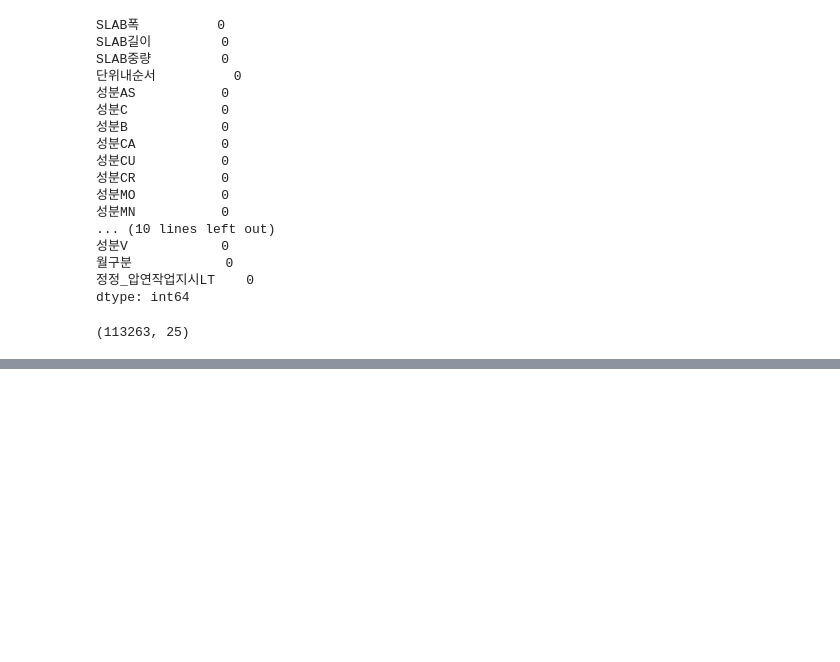
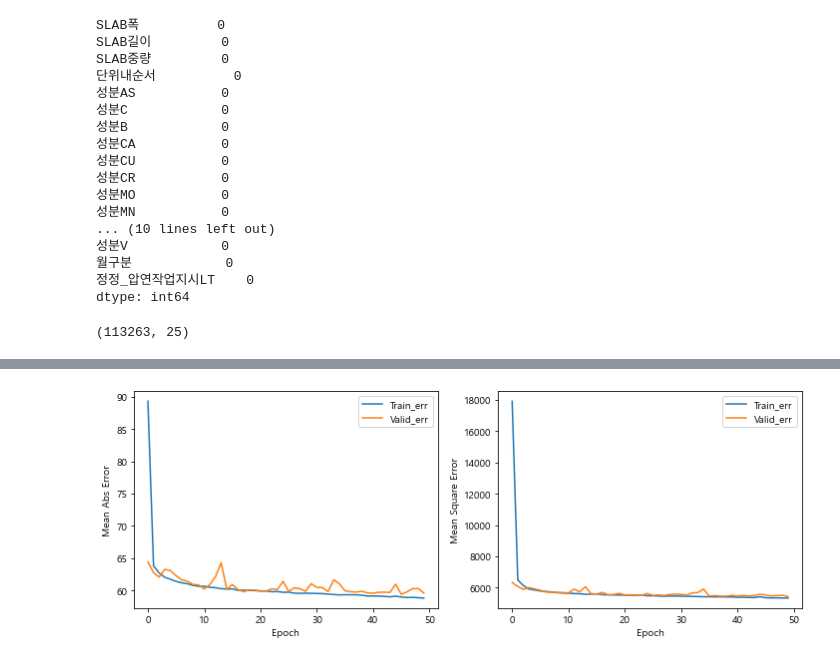
Before and after one commit to talchulgo/python, a Jupyter notebook: AI Basic/HCR Temp 예측실습.ipynb, the cells around one changed output, grey strips where cells are left out. Saved outputs shown, nothing was run; the diff lists cells and outputs as text; code cells hidden in the pictures; blank space fills up the shorter version.

```diff
--- a/AI Basic/HCR Temp 예측실습.ipynb
+++ b/AI Basic/HCR Temp 예측실습.ipynb
@@ -171,0 +222,8 @@ df.shape
+# %%
+model = tf.keras.Sequential([
+    tf.keras.layers.Dense(128, activation='relu', input_shape=[len(x_train.columns)]),
+    tf.keras.layers.Dense(64, activation='relu'),
+    tf.keras.layers.Dense(32, activation='relu'),
+    tf.keras.layers.Dense(16, activation='relu'),
+    tf.keras.layers.Dense(1)
+])
@@ -171,0 +251,5 @@ df.shape
+# %%
+optimizer = tf.keras.optimizers.Adam()
+model.compile(loss='mse', optimizer=optimizer, metrics=['mae','mse'])
+# %%
+history = model.fit(x_train_normed, y_train, epochs=50, batch_size=32, validation_split=0.25,callbacks=[tf.keras.callbacks.EarlyStopping(patience=15, monitor='val_loss')])
@@ -171,0 +278,4 @@ df.shape
+# %%
+hist = pd.DataFrame(history.history)
+hist['epoch'] = history.epoch
+hist
@@ -171,0 +300,20 @@ df.shape
+# %%
+plt.figure(figsize=(12,4))
+
+plt.subplot(1,2,1)
+plt.xlabel('Epoch')
+plt.ylabel('Mean Abs Error')
+plt.plot(hist['epoch'], hist['mae'],label='Train_err')
+plt.plot(hist['epoch'], hist['val_mae'],label='Valid_err')
+plt.legend()
+
+plt.subplot(1,2,2)
+plt.xlabel('Epoch')
+plt.ylabel('Mean Square Error')
+plt.plot(hist['epoch'], hist['mse'],label='Train_err')
+plt.plot(hist['epoch'], hist['val_mse'],label='Valid_err')
+plt.legend()
+
+plt.show()
+# %% [output]
+[figure, added]
```
Also changed, not shown: parts of 16 cells of this notebook.
